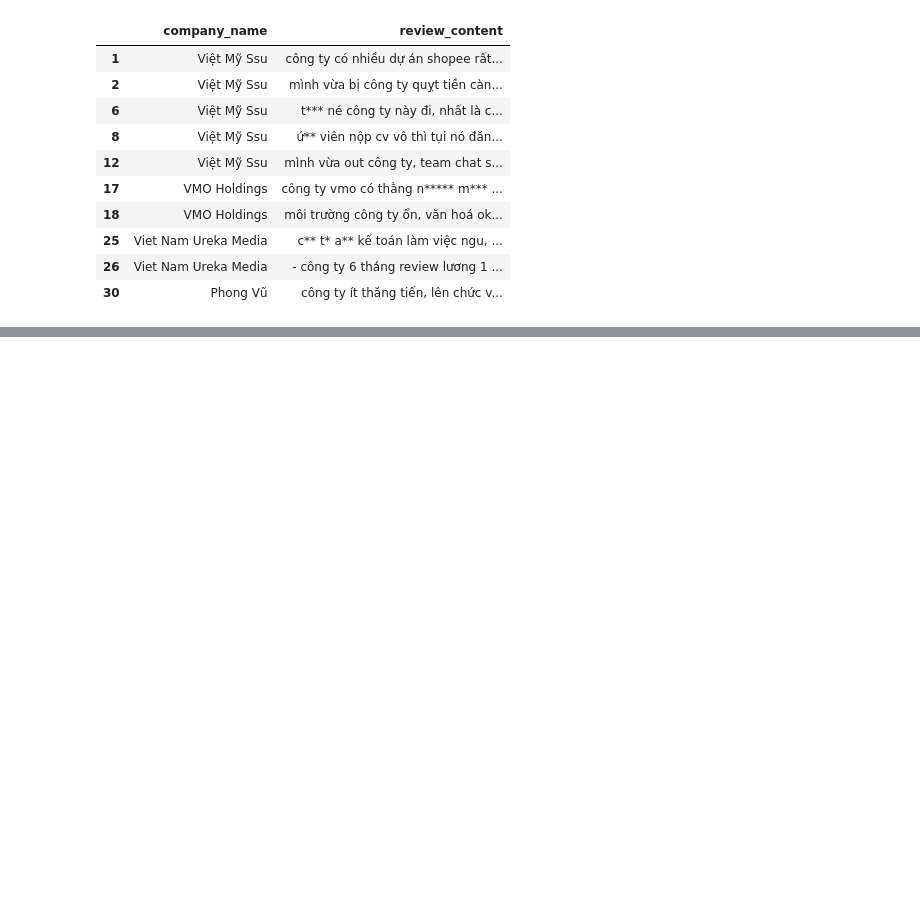
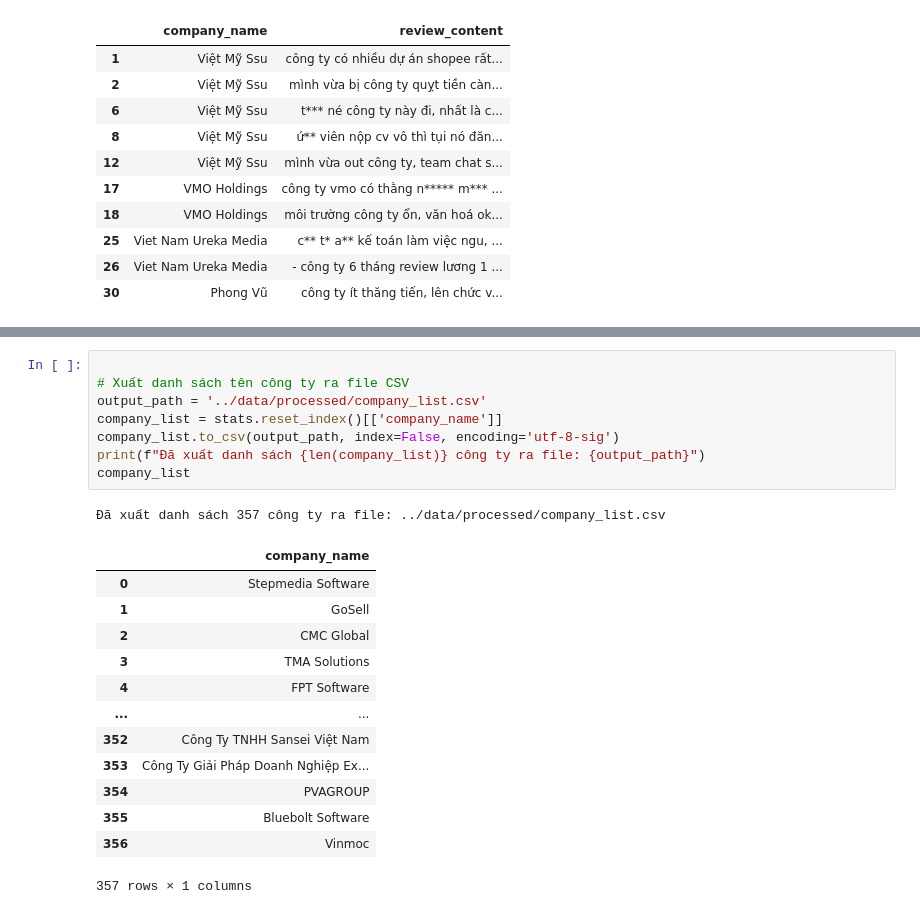
Before and after one commit to khanhlonguit/ABSA_ITViec_Reviews, a Jupyter notebook: notebooks/clean.ipynb, the cells around one changed output, grey strips where cells are left out. Saved outputs shown, nothing was run; the diff lists cells and outputs as text; blank space fills up the shorter version.

```diff
--- a/notebooks/clean.ipynb
+++ b/notebooks/clean.ipynb
@@ -406,0 +464,23 @@ FileNotFoundError: [Errno 2] No such file or directory: '../data/separate/review
+# %%
+
+# Xuất danh sách tên công ty ra file CSV
+output_path = '../data/processed/company_list.csv'
+company_list = stats.reset_index()[['company_name']]
+company_list.to_csv(output_path, index=False, encoding='utf-8-sig')
+print(f"Đã xuất danh sách {len(company_list)} công ty ra file: {output_path}")
+company_list
+# %% [output]
+Đã xuất danh sách 357 công ty ra file: ../data/processed/company_list.csv
+|  | company_name |
+| 0 | Stepmedia Software |
+| 1 | GoSell |
+| 2 | CMC Global |
+| 3 | TMA Solutions |
+| 4 | FPT Software |
+| ... | ... |
+| 352 | Công Ty TNHH Sansei Việt Nam |
+| 353 | Công Ty Giải Pháp Doanh Nghiệp Ex... |
+| 354 | PVAGROUP |
+| 355 | Bluebolt Software |
+| 356 | Vinmoc |
+357 rows × 1 columns
```
Also changed, not shown: parts of 2 cells of this notebook, 2 other files.
